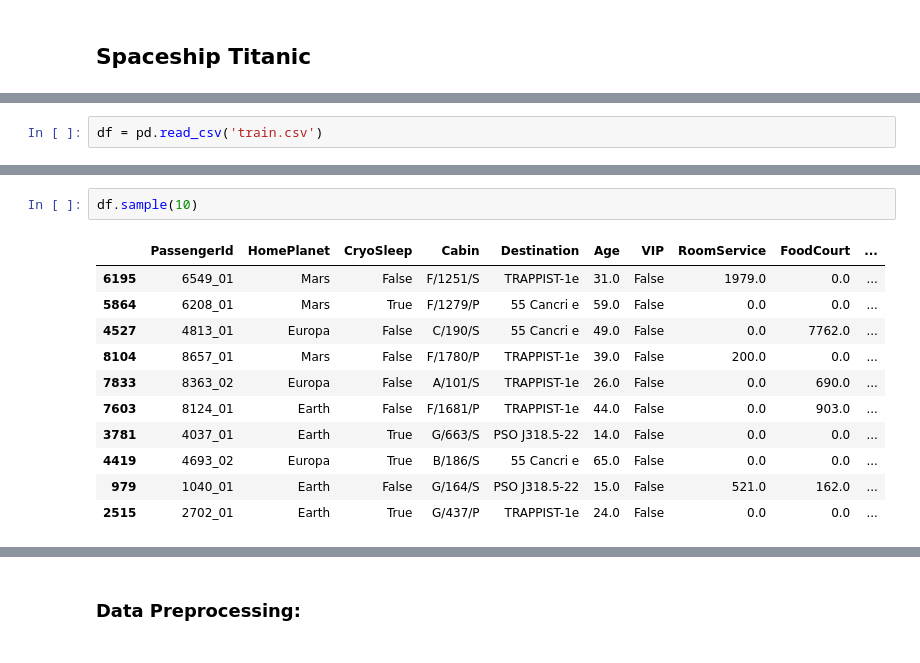
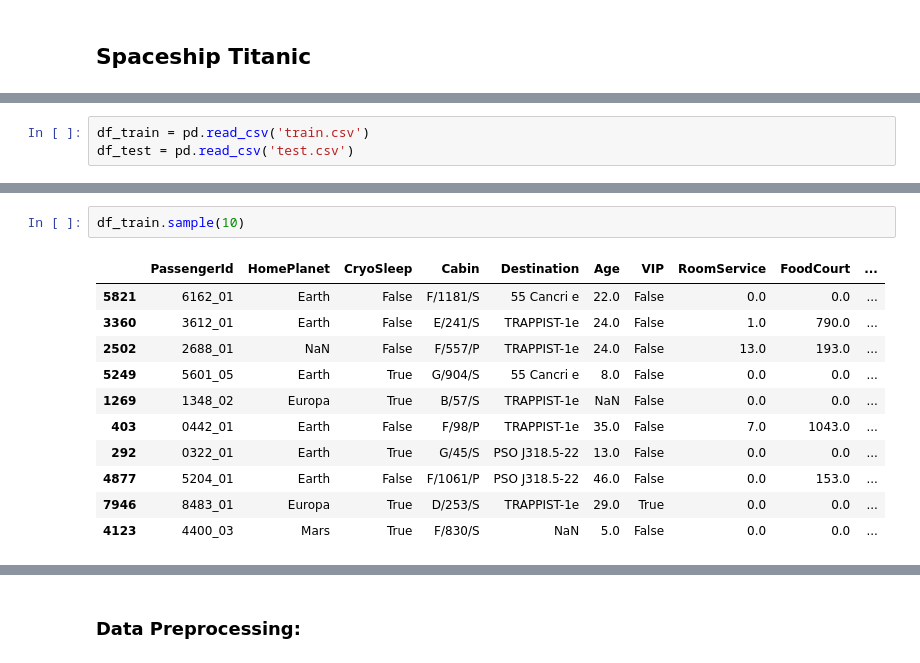
Before and after one commit to mateoricio/spaceship-titanic, a Jupyter notebook: spaceship-titanic.ipynb, the cells around one changed output, grey strips where cells are left out. Cells and saved outputs as stored; diff of their text form.

```diff
--- a/spaceship-titanic.ipynb
+++ b/spaceship-titanic.ipynb
@@ -11,3 +15,4 @@ from sklearn.preprocessing import MinMaxScaler
 # %%
-df = pd.read_csv('train.csv')
+df_train = pd.read_csv('train.csv')
+df_test = pd.read_csv('test.csv')
 # %%
@@ -51,14 +96,14 @@ dtype: int64
 # %%
-df.sample(10)
+df_train.sample(10)
 # %% [output]
 |  | PassengerId | HomePlanet | CryoSleep | Cabin | Destination | Age | VIP | RoomService | FoodCourt | ... |
-| 6195 | 6549_01 | Mars | False | F/1251/S | TRAPPIST-1e | 31.0 | False | 1979.0 | 0.0 | ... |
-| 5864 | 6208_01 | Mars | True | F/1279/P | 55 Cancri e | 59.0 | False | 0.0 | 0.0 | ... |
-| 4527 | 4813_01 | Europa | False | C/190/S | 55 Cancri e | 49.0 | False | 0.0 | 7762.0 | ... |
-| 8104 | 8657_01 | Mars | False | F/1780/P | TRAPPIST-1e | 39.0 | False | 200.0 | 0.0 | ... |
-| 7833 | 8363_02 | Europa | False | A/101/S | TRAPPIST-1e | 26.0 | False | 0.0 | 690.0 | ... |
-| 7603 | 8124_01 | Earth | False | F/1681/P | TRAPPIST-1e | 44.0 | False | 0.0 | 903.0 | ... |
-| 3781 | 4037_01 | Earth | True | G/663/S | PSO J318.5-22 | 14.0 | False | 0.0 | 0.0 | ... |
-| 4419 | 4693_02 | Europa | True | B/186/S | 55 Cancri e | 65.0 | False | 0.0 | 0.0 | ... |
-| 979 | 1040_01 | Earth | False | G/164/S | PSO J318.5-22 | 15.0 | False | 521.0 | 162.0 | ... |
-| 2515 | 2702_01 | Earth | True | G/437/P | TRAPPIST-1e | 24.0 | False | 0.0 | 0.0 | ... |
+| 5821 | 6162_01 | Earth | False | F/1181/S | 55 Cancri e | 22.0 | False | 0.0 | 0.0 | ... |
+| 3360 | 3612_01 | Earth | False | E/241/S | TRAPPIST-1e | 24.0 | False | 1.0 | 790.0 | ... |
+| 2502 | 2688_01 | NaN | False | F/557/P | TRAPPIST-1e | 24.0 | False | 13.0 | 193.0 | ... |
+| 5249 | 5601_05 | Earth | True | G/904/S | 55 Cancri e | 8.0 | False | 0.0 | 0.0 | ... |
+| 1269 | 1348_02 | Europa | True | B/57/S | TRAPPIST-1e | NaN | False | 0.0 | 0.0 | ... |
+| 403 | 0442_01 | Earth | False | F/98/P | TRAPPIST-1e | 35.0 | False | 7.0 | 1043.0 | ... |
+| 292 | 0322_01 | Earth | True | G/45/S | PSO J318.5-22 | 13.0 | False | 0.0 | 0.0 | ... |
+| 4877 | 5204_01 | Earth | False | F/1061/P | PSO J318.5-22 | 46.0 | False | 0.0 | 153.0 | ... |
+| 7946 | 8483_01 | Europa | True | D/253/S | TRAPPIST-1e | 29.0 | True | 0.0 | 0.0 | ... |
+| 4123 | 4400_03 | Mars | True | F/830/S | NaN | 5.0 | False | 0.0 | 0.0 | ... |
```
Also changed, not shown: parts of 54 cells of this notebook, 1 other file.
